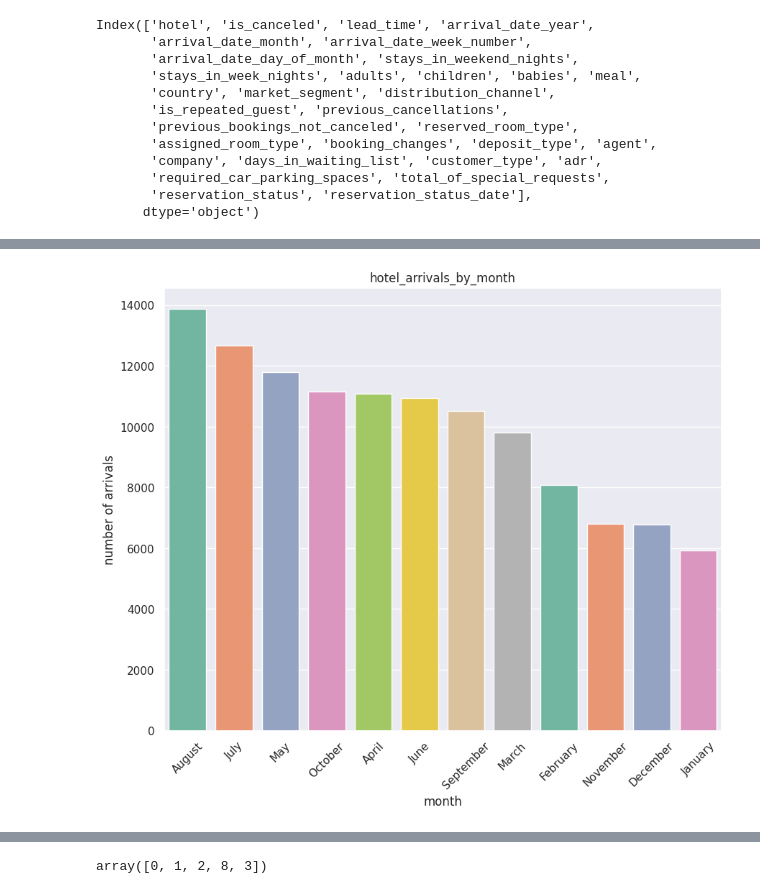
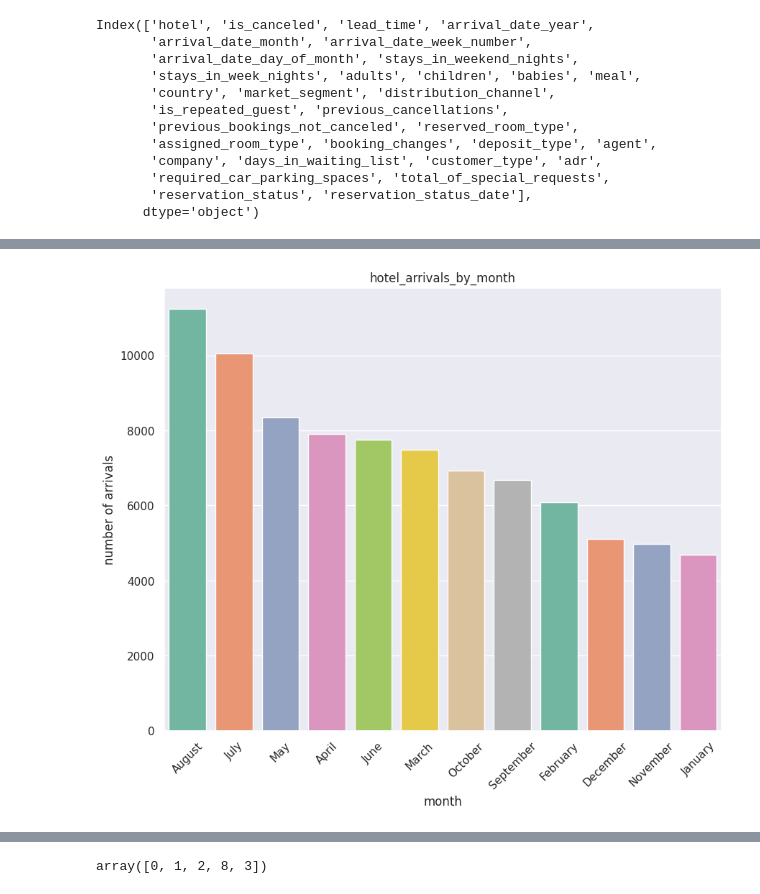
Before and after one commit to jatinkanyan/Project, a Jupyter notebook: Untitled2.ipynb, the cells around one changed output, grey strips where cells are left out. Cells and saved outputs as stored; diff of their text form; code cells hidden in the pictures.

```diff
--- a/Untitled2.ipynb
+++ b/Untitled2.ipynb
@@ -42,0 +94,6 @@ Index(['hotel', 'is_canceled', 'lead_time', 'arrival_date_year',
+# %%
+df1.drop("company",axis=1,inplace=True)
+# %%
+df1['children']=df1['children'].fillna(value=0)
+df1['agent']=df1['agent'].fillna(value=df1['agent'].median())
+df1['country']=df1['country'].fillna(value="Other")
@@ -100,0 +290,4 @@ total_reservation = len(df)
+# %%
+# droppping all 166 those rows in which addtion of of adlults ,children and babies is 0. That simply means  no bookings were made.
+len(df1[df1['adults']+df1['babies']+df1['children']==0])
+df1.drop(df1[df1['adults']+df1['babies']+df1['children']==0].index,inplace=True)
@@ -100,0 +310,3 @@ total_reservation = len(df)
+# %%
+df1['total_people'] = df1['adults'] + df1['babies'] + df1['children']
+df1['total_stay'] = df1['stays_in_weekend_nights'] + df1['stays_in_week_nights']
@@ -138,12 +568,12 @@ import seaborn as sns
 # %%
-arrival_month=df["arrival_date_month"]
+arrival_month=df1["arrival_date_month"]
 plt.figure(figsize=(10,8))
 sns.set(style="darkgrid")
 sns.countplot(x=arrival_month,palette="Set2",order=arrival_month.value_counts().index)
 plt.title("hotel_arrivals_by_month")
 plt.xlabel("month")
 plt.ylabel("number of arrivals")
 plt.xticks(rotation=45)
 plt.show()
 # %% [output]
-[figure, old version]
+[figure, new version]
```
Also changed, not shown: parts of 92 cells of this notebook.
